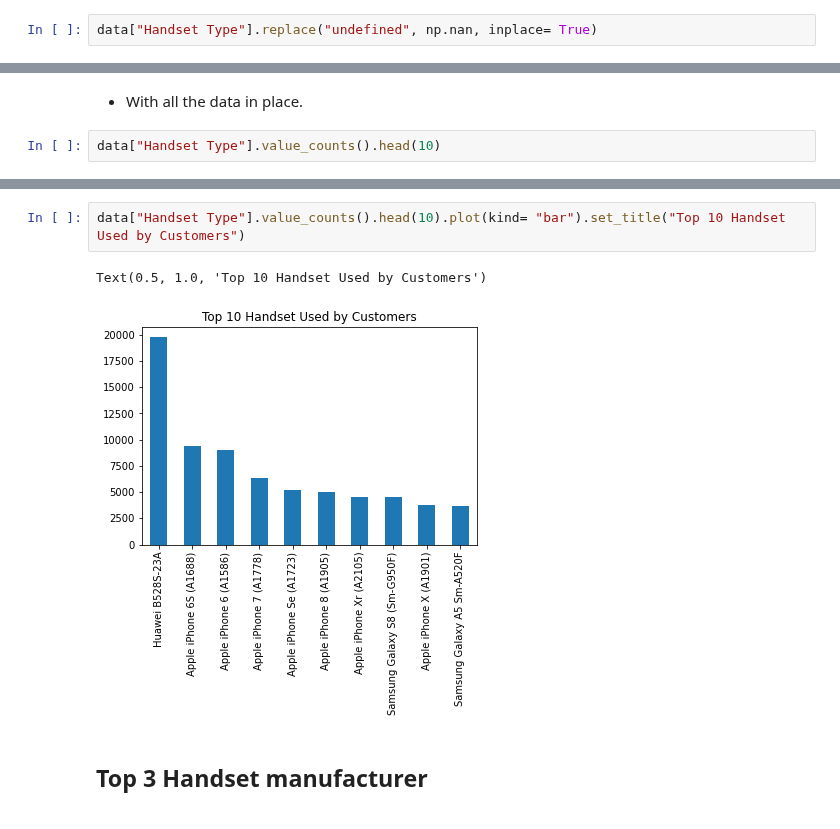
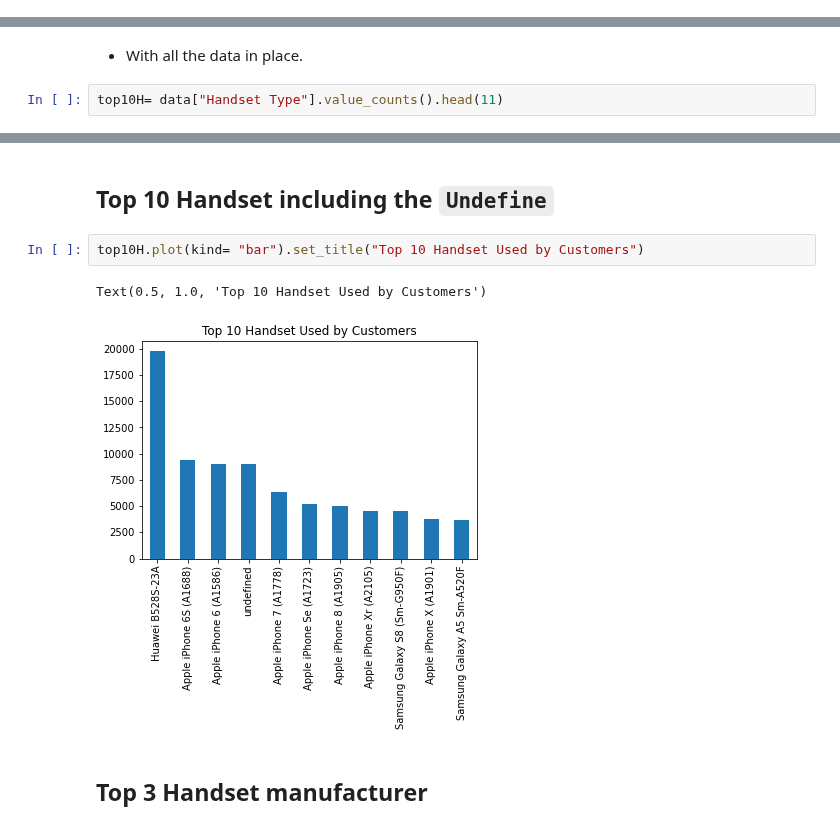
Before and after one commit to comsavvy/Data-analysis-for-business, a Jupyter notebook: Data analysis1.ipynb, the cells around one changed output, grey strips where cells are left out. Saved outputs shown, nothing was run; the diff lists cells and outputs as text.

Commit message:
Undefine returned to be in dataset

````diff
--- a/Data analysis1.ipynb
+++ b/Data analysis1.ipynb
@@ -151,5 +149,3 @@ Length: 1397, dtype: object
-# %%
-data["Handset Type"].replace("undefined", np.nan, inplace= True)
 # %% [markdown]
 # Task 1.0
 # %% [markdown]
@@ -157,4 +153,4 @@ data["Handset Type"].replace("undefined", np.nan, inplace= True)
 # %% [markdown]
 * With all the data in place.
 # %%
-data["Handset Type"].value_counts().head(10)
+top10H= data["Handset Type"].value_counts().head(11)
@@ -173,8 +157,10 @@ Name: Handset Type, dtype: int64
+# %% [markdown]
+## Top 10 Handset including the ```Undefine```
 # %%
-data["Handset Type"].value_counts().head(10).plot(kind= "bar").set_title("Top 10 Handset Used by Customers")
+top10H.plot(kind= "bar").set_title("Top 10 Handset Used by Customers")
 # %% [output]
 Text(0.5, 1.0, 'Top 10 Handset Used by Customers')
-[figure, old version]
+[figure, new version]
 # %% [markdown]
 ## Top 3 Handset manufacturer
 # %% [markdown]
````
Also changed, not shown: parts of 12 cells of this notebook.
